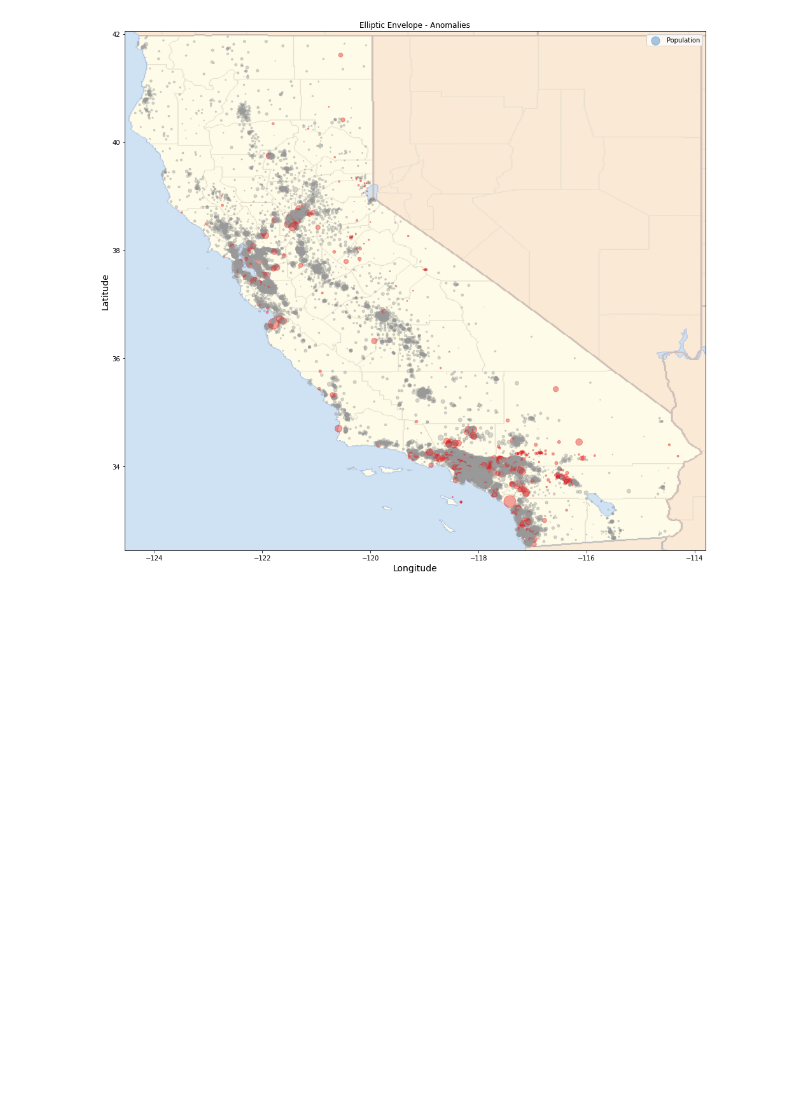
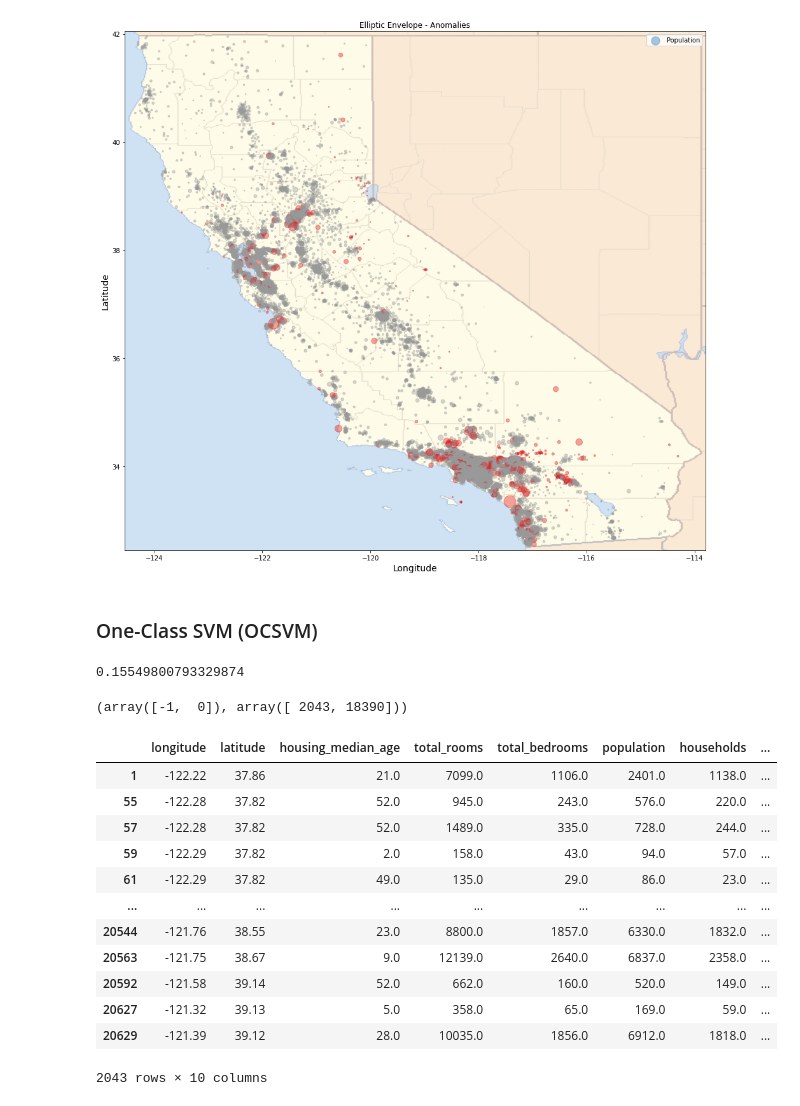
Before and after one commit to mo-amininasab/california_housing_AD, a Jupyter notebook: California_housing_anomaly_detection.ipynb, the cells around one changed output. Cells and saved outputs as stored; diff of their text form; code cells hidden in the pictures; blank space fills up the shorter version.

```diff
--- a/California_housing_anomaly_detection.ipynb
+++ b/California_housing_anomaly_detection.ipynb
@@ -400,3 +400,5 @@ data.iloc[np.argwhere(ee_clusters == -1).flatten()]
 plot_anomalies(ee_clusters, 'Elliptic Envelope - Anomalies')
 # %% [output]
 [figure]
+# %% [markdown]
+### One-Class SVM (OCSVM)
@@ -402,0 +410,4 @@ plot_anomalies(ee_clusters, 'Elliptic Envelope - Anomalies')
+# %%
+print((t2-t1)/60)
+# %% [output]
+0.15549800793329874
@@ -402,0 +418,20 @@ plot_anomalies(ee_clusters, 'Elliptic Envelope - Anomalies')
+# %%
+np.unique(ocsvm_clusters, return_counts=True)
+# %% [output]
+(array([-1,  0]), array([ 2043, 18390]))
+# %%
+data.iloc[np.argwhere(ocsvm_clusters == -1).flatten()]
+# %% [output]
+|  | longitude | latitude | housing_median_age | total_rooms | total_bedrooms | population | households | ... |
+| 1 | -122.22 | 37.86 | 21.0 | 7099.0 | 1106.0 | 2401.0 | 1138.0 | ... |
+| 55 | -122.28 | 37.82 | 52.0 | 945.0 | 243.0 | 576.0 | 220.0 | ... |
+| 57 | -122.28 | 37.82 | 52.0 | 1489.0 | 335.0 | 728.0 | 244.0 | ... |
+| 59 | -122.29 | 37.82 | 2.0 | 158.0 | 43.0 | 94.0 | 57.0 | ... |
+| 61 | -122.29 | 37.82 | 49.0 | 135.0 | 29.0 | 86.0 | 23.0 | ... |
+| ... | ... | ... | ... | ... | ... | ... | ... | ... |
+| 20544 | -121.76 | 38.55 | 23.0 | 8800.0 | 1857.0 | 6330.0 | 1832.0 | ... |
+| 20563 | -121.75 | 38.67 | 9.0 | 12139.0 | 2640.0 | 6837.0 | 2358.0 | ... |
+| 20592 | -121.58 | 39.14 | 52.0 | 662.0 | 160.0 | 520.0 | 149.0 | ... |
+| 20627 | -121.32 | 39.13 | 5.0 | 358.0 | 65.0 | 169.0 | 59.0 | ... |
+| 20629 | -121.39 | 39.12 | 28.0 | 10035.0 | 1856.0 | 6912.0 | 1818.0 | ... |
+2043 rows × 10 columns
```
Also changed, not shown: parts of 3 cells of this notebook.
